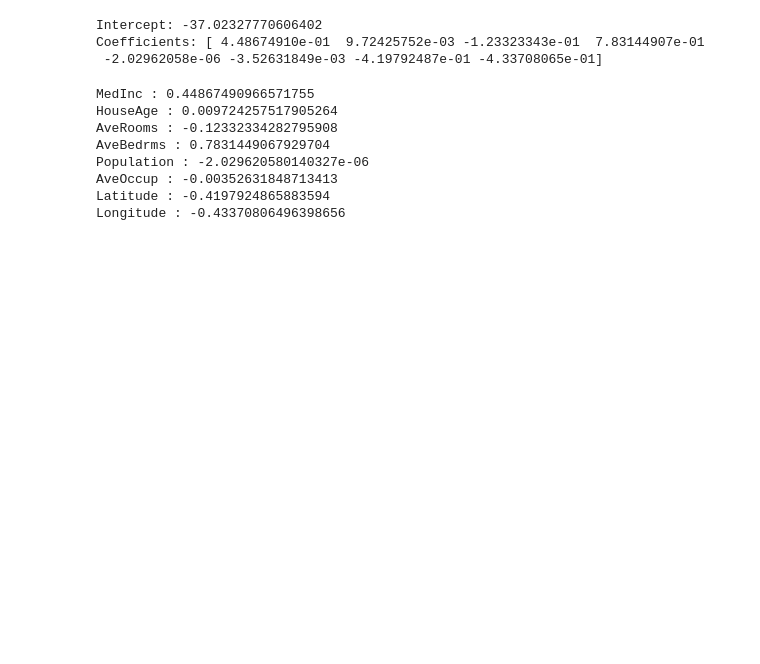
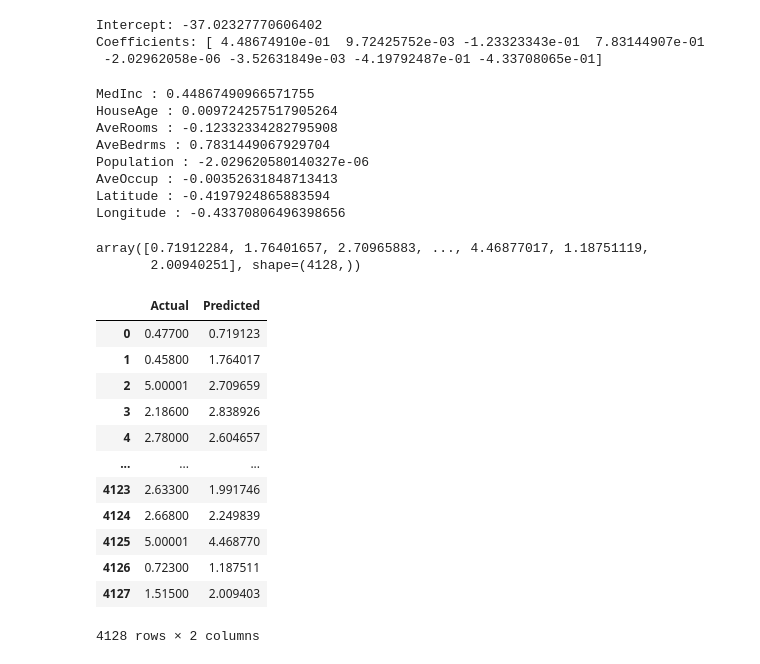
Before and after one commit to kindy10/HousePricePrediction, a Jupyter notebook: notebooks/house_price_prediction.ipynb, the cells around one changed output. Drawn from its saved outputs; the diff is of its cells as text; code cells hidden in the pictures; blank space fills up the shorter version.

```diff
--- a/notebooks/house_price_prediction.ipynb
+++ b/notebooks/house_price_prediction.ipynb
@@ -342,0 +346,23 @@ Longitude : -0.43370806496398656
+# %%
+y_pred
+# %% [output]
+array([0.71912284, 1.76401657, 2.70965883, ..., 4.46877017, 1.18751119,
+       2.00940251], shape=(4128,))
+# %%
+#Predict vs Actual values
+comparison = pd.DataFrame({"Actual":y_test.values,"Predicted":y_pred})
+comparison
+# %% [output]
+|  | Actual | Predicted |
+| 0 | 0.47700 | 0.719123 |
+| 1 | 0.45800 | 1.764017 |
+| 2 | 5.00001 | 2.709659 |
+| 3 | 2.18600 | 2.838926 |
+| 4 | 2.78000 | 2.604657 |
+| ... | ... | ... |
+| 4123 | 2.63300 | 1.991746 |
+| 4124 | 2.66800 | 2.249839 |
+| 4125 | 5.00001 | 4.468770 |
+| 4126 | 0.72300 | 1.187511 |
+| 4127 | 1.51500 | 2.009403 |
+4128 rows × 2 columns
```
Also changed, not shown: parts of 4 cells of this notebook, 1 other file.
